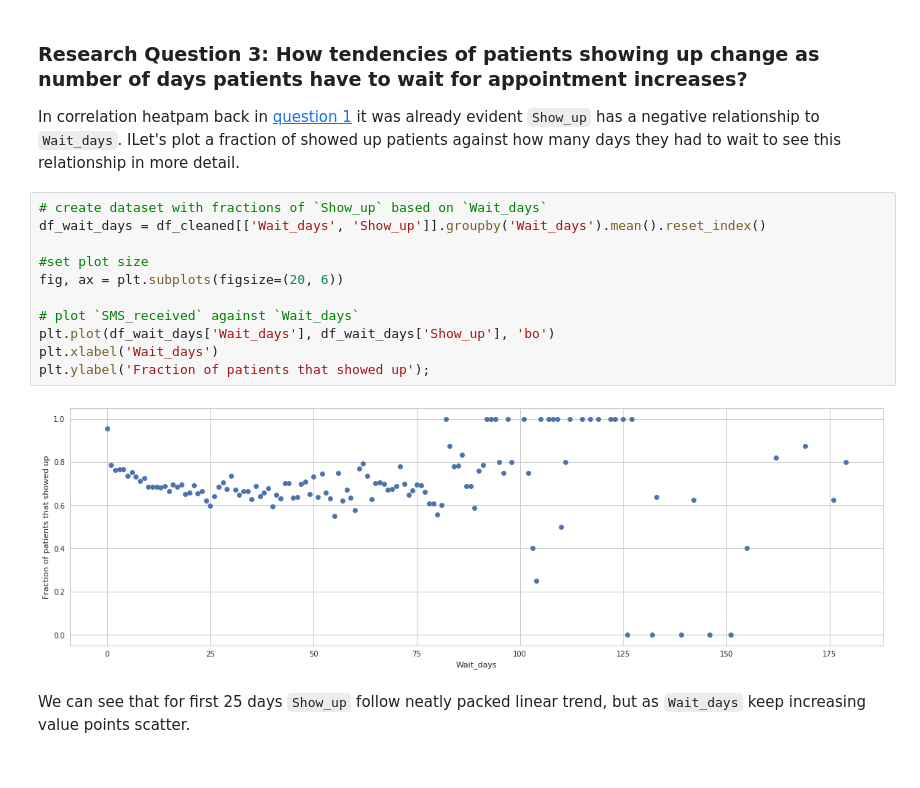
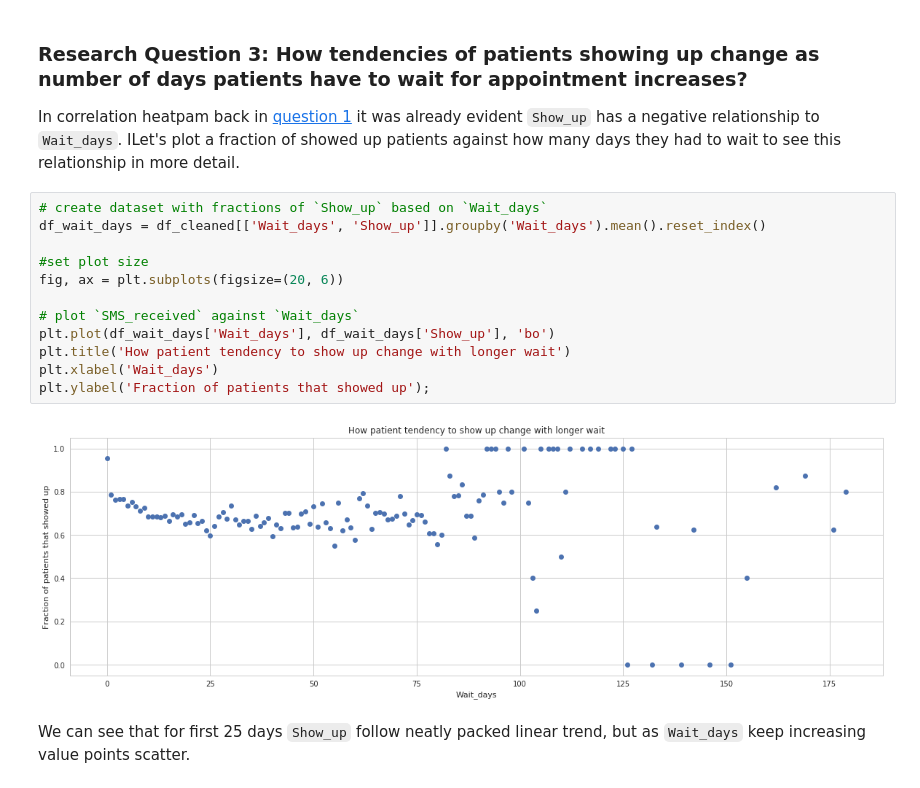
Before and after one commit to despacito123/data-analyst-nanodegree, a Jupyter notebook: 3. Investigate a Dataset/Investigate_a_Dataset.ipynb, the cells around one changed output. Cells and saved outputs as stored; diff of their text form.

```diff
--- a/3. Investigate a Dataset/Investigate_a_Dataset.ipynb
+++ b/3. Investigate a Dataset/Investigate_a_Dataset.ipynb
@@ -448,16 +453,17 @@ In correlation heatpam back in <a href="#rq1">question 1</a> it was already evid
 # %%
 # create dataset with fractions of `Show_up` based on `Wait_days`
 df_wait_days = df_cleaned[['Wait_days', 'Show_up']].groupby('Wait_days').mean().reset_index()
 
 #set plot size
 fig, ax = plt.subplots(figsize=(20, 6))
 
 # plot `SMS_received` against `Wait_days`
 plt.plot(df_wait_days['Wait_days'], df_wait_days['Show_up'], 'bo')
+plt.title('How patient tendency to show up change with longer wait')
 plt.xlabel('Wait_days')
 plt.ylabel('Fraction of patients that showed up');
 # %% [output]
-[figure, old version]
+[figure, new version]
 # %% [markdown]
 We can see that for first 25 days `Show_up` follow neatly packed linear trend, but as `Wait_days` keep increasing value points scatter.
 # %% [markdown]
```
Also changed, not shown: parts of 8 cells of this notebook, 1 other file.
